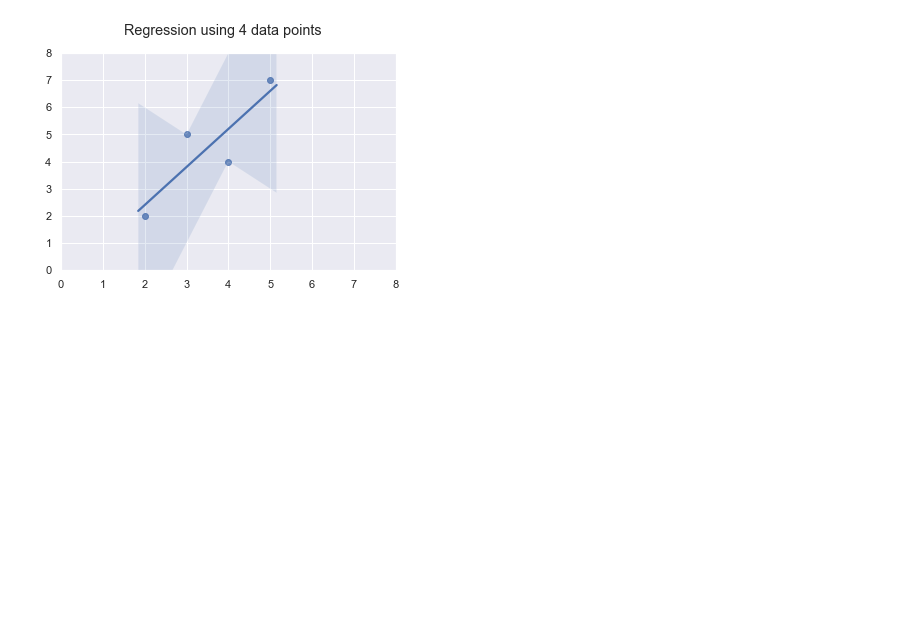
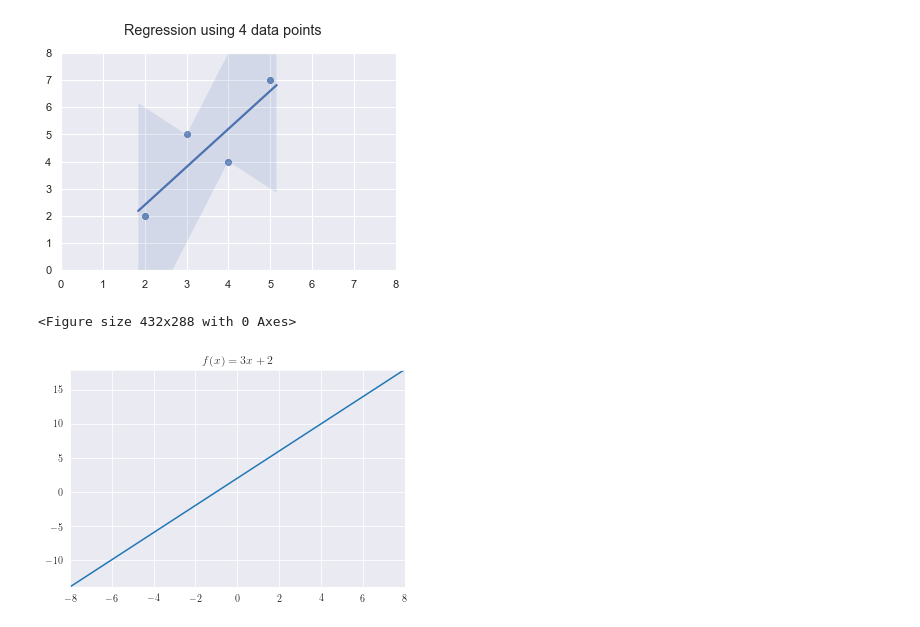
Before and after one commit to saxarona/cv1012, a Jupyter notebook: lectures/07-curvefit/curvefit.ipynb, the cells around one changed output. Drawn from its saved outputs; the diff is of its cells as text; code cells hidden in the pictures; blank space fills up the shorter version.

Commit message:
Updated lecture 7 with interpolation info Added a bunch of interpolation plots Added HTML version of lecture 7 notebook

```diff
--- a/lectures/07-curvefit/curvefit.ipynb
+++ b/lectures/07-curvefit/curvefit.ipynb
@@ -2,10 +2,15 @@
 # Plots for curve fitting
 # %%
 import numpy as np
+import matplotlib as mpl
 import matplotlib.pyplot as plt
 import scipy.stats as sp
 import seaborn as sns
 import pandas as pd
+
+mpl.rc('text', usetex = True)
+mpl.rc('font', family = 'serif')
+sns.set_style('darkgrid')
 # %%
 rv = sp.norm().rvs(size=40)
 # %%
@@ -95,3 +100,28 @@ plt.savefig("reg03.pdf")
 # %% [output]
 <Figure size 432x288 with 0 Axes>
 [figure]
+# %%
+def f_linear(x):
+    return 2*x + 2
+
+def f_quad(x):
+    return x ** 2 + 2 * x + 1
+
+def f_cubic(x):
+    return x ** 3 + 2 * x ** 2 - x - 2
+
+x = np.linspace(-8, 8)
+# %%
+plt.clf()
+g, ax = plt.subplots(1,1)
+y = f_linear(x)
+data = np.hstack((x, y))
+
+sns.lineplot(x, y)
+ax.set_xlim(x[0], x[-1])
+ax.set_ylim(y[0], y[-1])
+plt.title(r"$f(x) = 3x + 2$")
+plt.savefig("linear.pdf")
+# %% [output]
+<Figure size 432x288 with 0 Axes>
+[figure, added]
```
Also changed, not shown: parts of 8 cells of this notebook, 11 other files.
